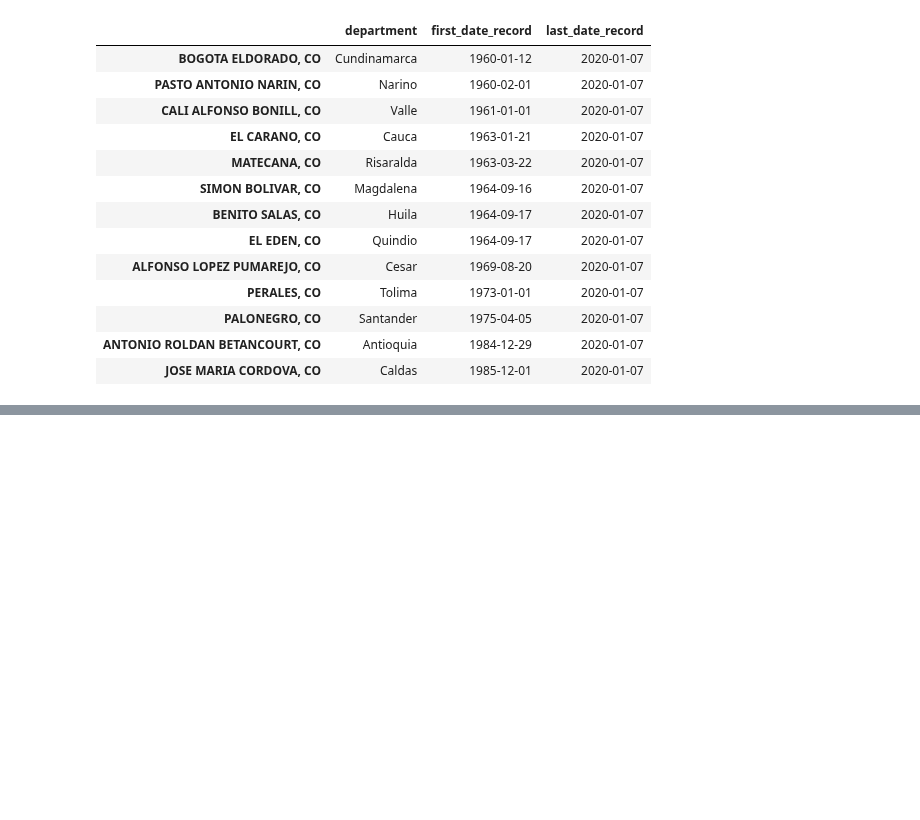
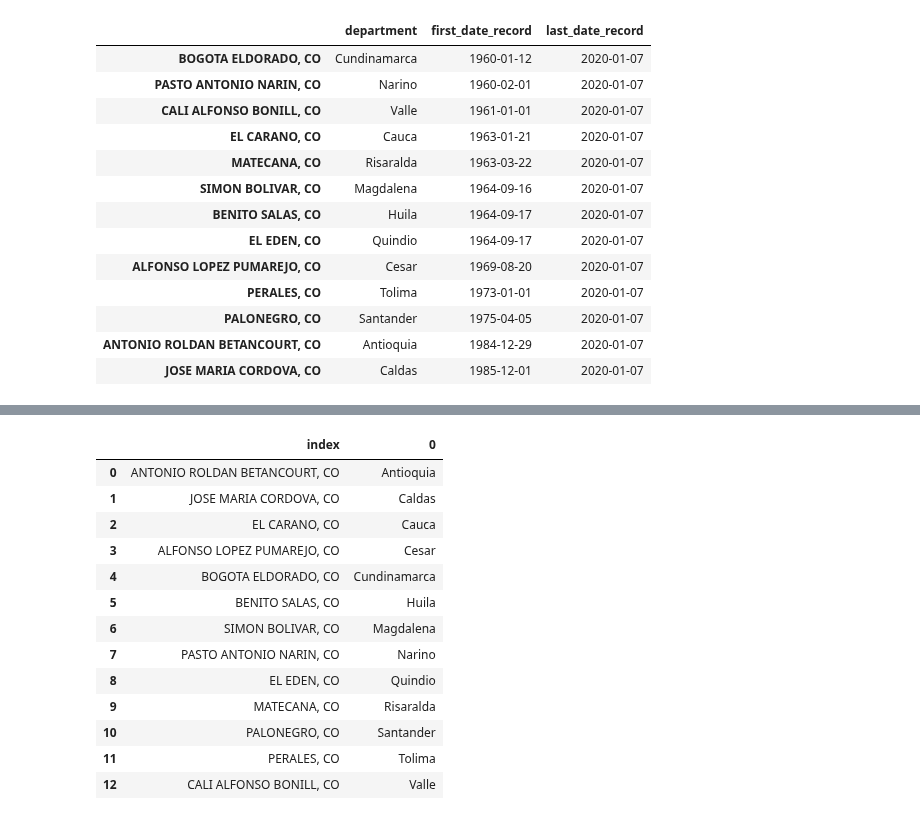
Before and after one commit to Data-Robusta/data-robusta, a Jupyter notebook: jeff_scratch.ipynb, the cells around one changed output, grey strips where cells are left out. Cells and saved outputs as stored; diff of their text form; code cells hidden in the pictures; blank space fills up the shorter version.

```diff
--- a/jeff_scratch.ipynb
+++ b/jeff_scratch.ipynb
@@ -262,0 +295,17 @@ station_dates.to_csv('weather_data/station_dates.csv')
+# %%
+weather_stations
+# %% [output]
+|  | index | 0 |
+| 0 | ANTONIO ROLDAN BETANCOURT, CO | Antioquia |
+| 1 | JOSE MARIA CORDOVA, CO | Caldas |
+| 2 | EL CARANO, CO | Cauca |
+| 3 | ALFONSO LOPEZ PUMAREJO, CO | Cesar |
+| 4 | BOGOTA ELDORADO, CO | Cundinamarca |
+| 5 | BENITO SALAS, CO | Huila |
+| 6 | SIMON BOLIVAR, CO | Magdalena |
+| 7 | PASTO ANTONIO NARIN, CO | Narino |
+| 8 | EL EDEN, CO | Quindio |
+| 9 | MATECANA, CO | Risaralda |
+| 10 | PALONEGRO, CO | Santander |
+| 11 | PERALES, CO | Tolima |
+| 12 | CALI ALFONSO BONILL, CO | Valle |
```
Also changed, not shown: parts of 21 cells of this notebook, 1 other file.
